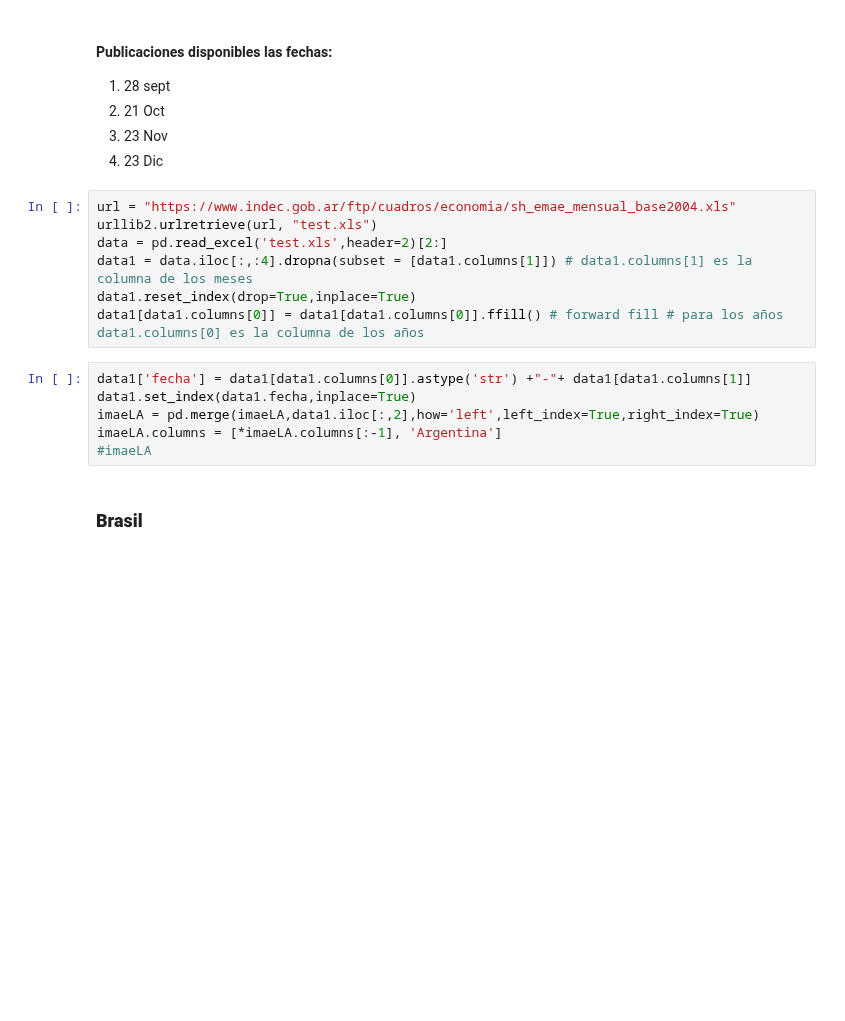
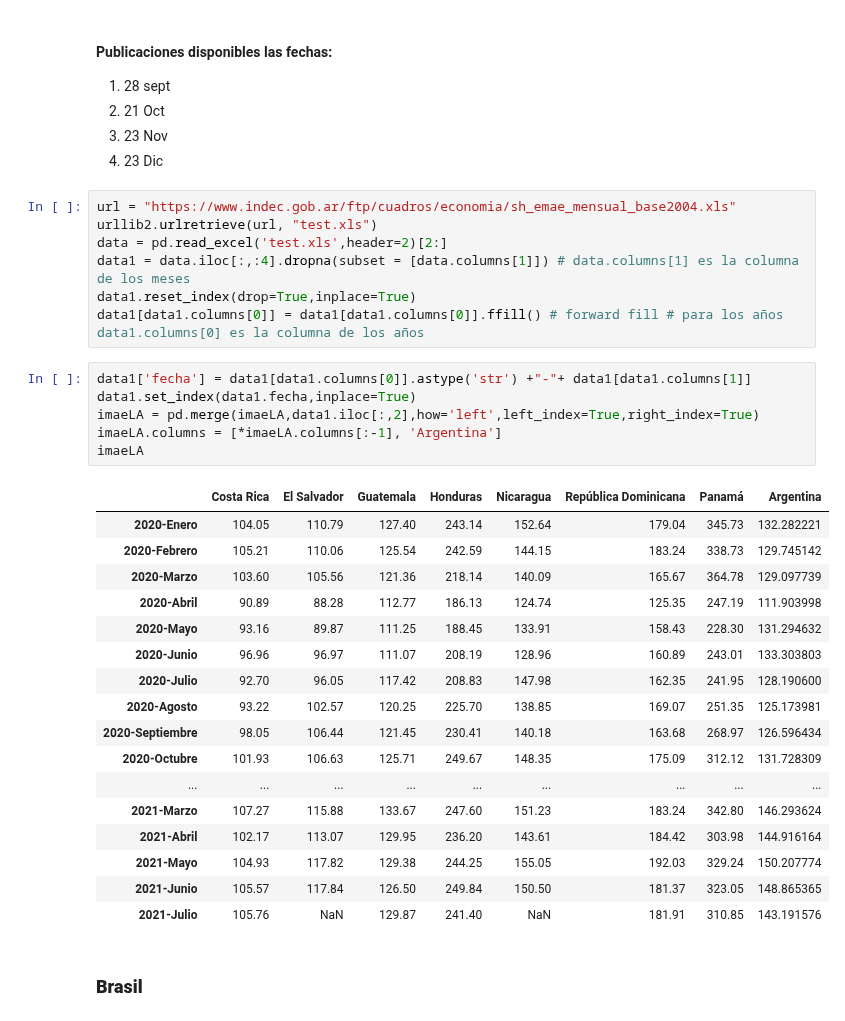
Before and after one commit to samyff12/LATAM, a Jupyter notebook: IMAE_LATAM.ipynb, the cells around one changed output. Saved outputs shown, nothing was run; the diff lists cells and outputs as text; blank space fills up the shorter version.

```diff
--- a/IMAE_LATAM.ipynb
+++ b/IMAE_LATAM.ipynb
@@ -149,15 +159,33 @@ imaeLA
 url = "https://www.indec.gob.ar/ftp/cuadros/economia/sh_emae_mensual_base2004.xls"
 urllib2.urlretrieve(url, "test.xls")
 data = pd.read_excel('test.xls',header=2)[2:]
-data1 = data.iloc[:,:4].dropna(subset = [data1.columns[1]]) # data1.columns[1] es la columna de los meses
+data1 = data.iloc[:,:4].dropna(subset = [data.columns[1]]) # data.columns[1] es la columna de los meses
 data1.reset_index(drop=True,inplace=True)
 data1[data1.columns[0]] = data1[data1.columns[0]].ffill() # forward fill # para los años   data1.columns[0] es la columna de los años
 # %%
 data1['fecha'] = data1[data1.columns[0]].astype('str') +"-"+ data1[data1.columns[1]]
 data1.set_index(data1.fecha,inplace=True)
 imaeLA = pd.merge(imaeLA,data1.iloc[:,2],how='left',left_index=True,right_index=True)
 imaeLA.columns = [*imaeLA.columns[:-1], 'Argentina']
-#imaeLA
+imaeLA
+# %% [output]
+|  | Costa Rica | El Salvador | Guatemala | Honduras | Nicaragua | República Dominicana | Panamá | Argentina |
+| 2020-Enero | 104.05 | 110.79 | 127.40 | 243.14 | 152.64 | 179.04 | 345.73 | 132.282221 |
+| 2020-Febrero | 105.21 | 110.06 | 125.54 | 242.59 | 144.15 | 183.24 | 338.73 | 129.745142 |
+| 2020-Marzo | 103.60 | 105.56 | 121.36 | 218.14 | 140.09 | 165.67 | 364.78 | 129.097739 |
+| 2020-Abril | 90.89 | 88.28 | 112.77 | 186.13 | 124.74 | 125.35 | 247.19 | 111.903998 |
+| 2020-Mayo | 93.16 | 89.87 | 111.25 | 188.45 | 133.91 | 158.43 | 228.30 | 131.294632 |
+| 2020-Junio | 96.96 | 96.97 | 111.07 | 208.19 | 128.96 | 160.89 | 243.01 | 133.303803 |
+| 2020-Julio | 92.70 | 96.05 | 117.42 | 208.83 | 147.98 | 162.35 | 241.95 | 128.190600 |
+| 2020-Agosto | 93.22 | 102.57 | 120.25 | 225.70 | 138.85 | 169.07 | 251.35 | 125.173981 |
+| 2020-Septiembre | 98.05 | 106.44 | 121.45 | 230.41 | 140.18 | 163.68 | 268.97 | 126.596434 |
+| 2020-Octubre | 101.93 | 106.63 | 125.71 | 249.67 | 148.35 | 175.09 | 312.12 | 131.728309 |
+| ... | ... | ... | ... | ... | ... | ... | ... | ... |
+| 2021-Marzo | 107.27 | 115.88 | 133.67 | 247.60 | 151.23 | 183.24 | 342.80 | 146.293624 |
+| 2021-Abril | 102.17 | 113.07 | 129.95 | 236.20 | 143.61 | 184.42 | 303.98 | 144.916164 |
+| 2021-Mayo | 104.93 | 117.82 | 129.38 | 244.25 | 155.05 | 192.03 | 329.24 | 150.207774 |
+| 2021-Junio | 105.57 | 117.84 | 126.50 | 249.84 | 150.50 | 181.37 | 323.05 | 148.865365 |
+| 2021-Julio | 105.76 | NaN | 129.87 | 241.40 | NaN | 181.91 | 310.85 | 143.191576 |
 # %% [markdown]
 ### **Brasil**
 # %% [markdown]
```
Also changed, not shown: parts of 15 cells of this notebook.
